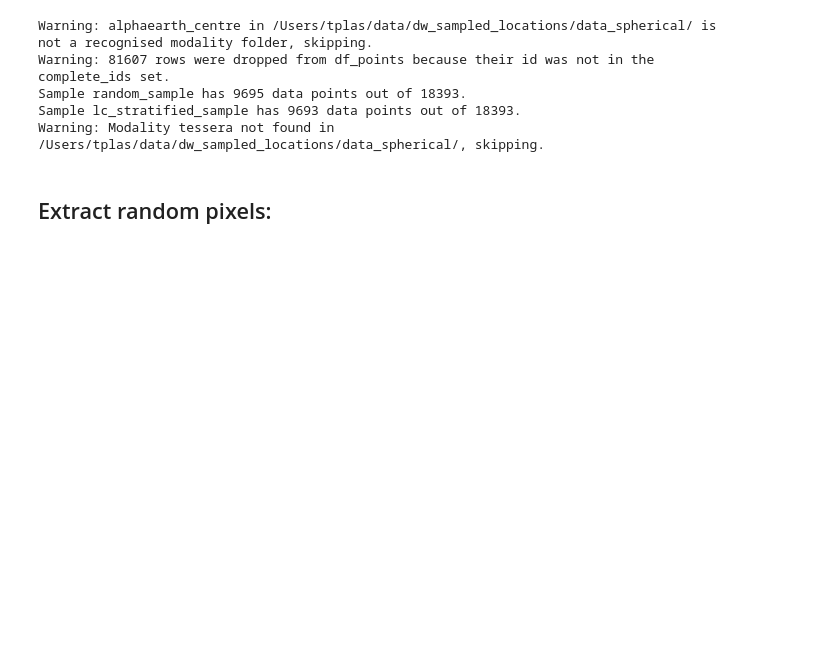
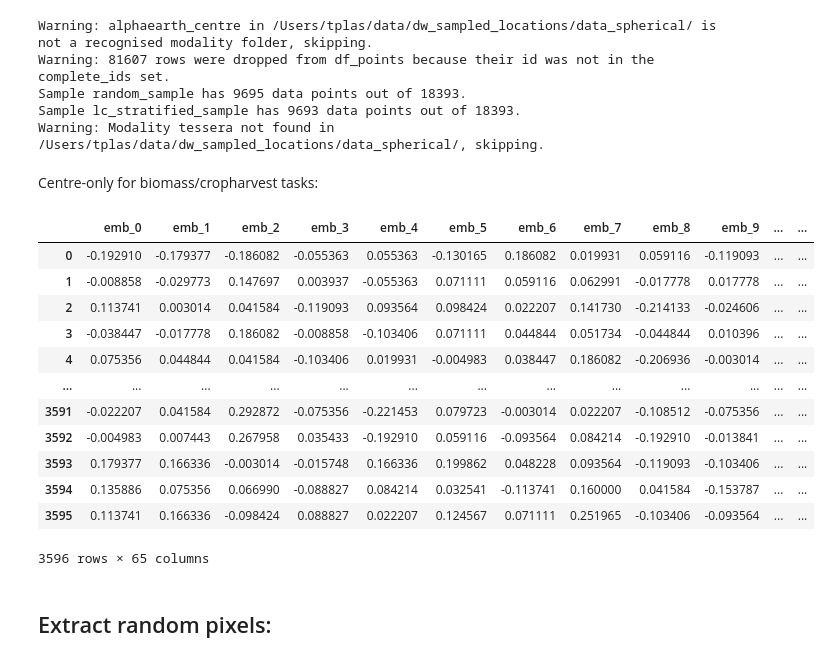
Before and after one commit to WUR-AI/interpret_earth_embeddings, a Jupyter notebook: notebooks/Extract random points from image.ipynb, the cells around one changed output. Drawn from its saved outputs; the diff is of its cells as text; code cells hidden in the pictures; blank space fills up the shorter version.

Commit message:
Load other downstream tasks

```diff
--- a/notebooks/Extract random points from image.ipynb
+++ b/notebooks/Extract random points from image.ipynb
@@ -100,3 +97,42 @@ df_tmp = df_tmp[[c for c in df_tmp.columns if c.startswith('ae_')] + ['id']]
 df_tmp.reset_index(drop=True, inplace=True)
 df_tmp = df_tmp.rename(columns={c: c.replace('ae_', 'emb_') for c in df_tmp.columns if c.startswith('ae_')})
 # df_tmp.to_csv(os.path.join(data_folder, 'random_sample_alphaearth_centre.csv'), index=False)
+# %% [markdown]
+Centre-only for biomass/cropharvest tasks:
+# %%
+patch_size = 128
+AE_COLS = [f'emb_{i}' for i in range(64)]
+cols = AE_COLS + ['id']
+results = {x: [] for x in cols}
+x, y = 64, 64
+data_folder = '/Users/tplas/data/dw_sampled_locations/data_spherical/alphaearth/'
+prefix = 'cropharvest_'
+list_files = [x for x in os.listdir(data_folder) if x.startswith(prefix) and x.endswith('.tif')]
+
+for fname in tqdm(list_files):
+    id = int(fname.split('_')[1])
+
+    ae = du.load_tiff(os.path.join(data_folder, fname), datatype='np')
+    ae_patch = ae[:, y, x]
+    results['id'].append(id)
+
+    for j in range(ae.shape[0]):
+        results[f'emb_{j}'].append(ae_patch[j])
+
+df_results_centre = pd.DataFrame(results)
+df_results_centre = df_results_centre.sort_values('id').reset_index(drop=True)
+df_results_centre
+# %% [output]
+|  | emb_0 | emb_1 | emb_2 | emb_3 | emb_4 | emb_5 | emb_6 | emb_7 | emb_8 | emb_9 | ... | ... |
+| 0 | -0.192910 | -0.179377 | -0.186082 | -0.055363 | 0.055363 | -0.130165 | 0.186082 | 0.019931 | 0.059116 | -0.119093 | ... | ... |
+| 1 | -0.008858 | -0.029773 | 0.147697 | 0.003937 | -0.055363 | 0.071111 | 0.059116 | 0.062991 | -0.017778 | 0.017778 | ... | ... |
+| 2 | 0.113741 | 0.003014 | 0.041584 | -0.119093 | 0.093564 | 0.098424 | 0.022207 | 0.141730 | -0.214133 | -0.024606 | ... | ... |
+| 3 | -0.038447 | -0.017778 | 0.186082 | -0.008858 | -0.103406 | 0.071111 | 0.044844 | 0.051734 | -0.044844 | 0.010396 | ... | ... |
+| 4 | 0.075356 | 0.044844 | 0.041584 | -0.103406 | 0.019931 | -0.004983 | 0.038447 | 0.186082 | -0.206936 | -0.003014 | ... | ... |
+| ... | ... | ... | ... | ... | ... | ... | ... | ... | ... | ... | ... | ... |
+| 3591 | -0.022207 | 0.041584 | 0.292872 | -0.075356 | -0.221453 | 0.079723 | -0.003014 | 0.022207 | -0.108512 | -0.075356 | ... | ... |
+| 3592 | -0.004983 | 0.007443 | 0.267958 | 0.035433 | -0.192910 | 0.059116 | -0.093564 | 0.084214 | -0.192910 | -0.013841 | ... | ... |
+| 3593 | 0.179377 | 0.166336 | -0.003014 | -0.015748 | 0.166336 | 0.199862 | 0.048228 | 0.093564 | -0.119093 | -0.103406 | ... | ... |
+| 3594 | 0.135886 | 0.075356 | 0.066990 | -0.088827 | 0.084214 | 0.032541 | -0.113741 | 0.160000 | 0.041584 | -0.153787 | ... | ... |
+| 3595 | 0.113741 | 0.166336 | -0.098424 | 0.088827 | 0.022207 | 0.124567 | 0.071111 | 0.251965 | -0.103406 | -0.093564 | ... | ... |
+3596 rows × 65 columns
```
Also changed, not shown: parts of 2 cells of this notebook, 1 other file.
